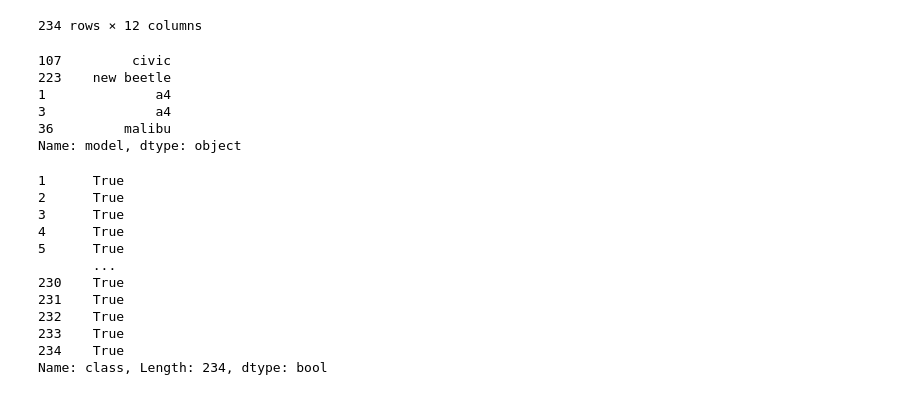
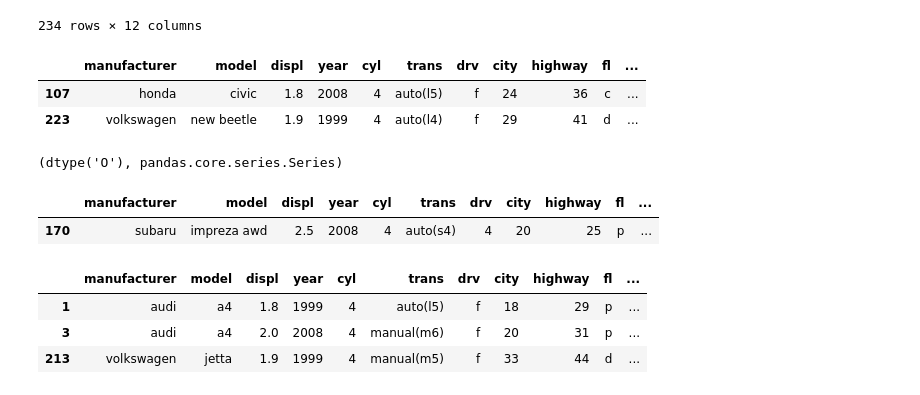
Before and after one commit to geary-shenck/numpy-pandas-visualization-exercises, a Jupyter notebook: dataframes.ipynb, the cells around one changed output. Saved outputs shown, nothing was run; the diff lists cells and outputs as text; code cells hidden in the pictures.

```diff
--- a/dataframes.ipynb
+++ b/dataframes.ipynb
@@ -253,28 +253,29 @@ df2
 234 rows × 12 columns
 # %%
 #Which car (or cars) has the highest mileage difference?
-df2.model[df2.mileage_difference.nlargest().index]
+df2[df2.mileage_difference == df2.mileage_difference.max()]
 # %% [output]
-107         civic
-223    new beetle
-1              a4
-3              a4
-36         malibu
-Name: model, dtype: object
+|  | manufacturer | model | displ | year | cyl | trans | drv | city | highway | fl | ... |
+| 107 | honda | civic | 1.8 | 2008 | 4 | auto(l5) | f | 24 | 36 | c | ... |
+| 223 | volkswagen | new beetle | 1.9 | 1999 | 4 | auto(l4) | f | 29 | 41 | d | ... |
+# %%
+df2["class"].dtype, type(df2["class"])
+# %% [output]
+(dtype('O'), pandas.core.series.Series)
 # %%
-#Which compact class car has the lowest highway mileage? The best?
-df2_compact = (df2["class"] == "compact")
-df2_compact
+#Which compact class car has the lowest highway mileage?
+
+compact_min = df2[df2["class"] == "compact"].mileage_difference.min()
+df2[(df2["class"] == "compact") & (df2["mileage_difference"] == compact_min)]
 # %% [output]
-1      True
-2      True
-3      True
-4      True
-5      True
-       ...
-230    True
-231    True
-232    True
-233    True
-234    True
-Name: class, Length: 234, dtype: bool
+|  | manufacturer | model | displ | year | cyl | trans | drv | city | highway | fl | ... |
+| 170 | subaru | impreza awd | 2.5 | 2008 | 4 | auto(s4) | 4 | 20 | 25 | p | ... |
+# %%
+# The best?
+compact_max = df2[df2["class"] == "compact"].mileage_difference.max()
+df2[(df2["class"] == "compact") & (df2["mileage_difference"] == compact_max)]
+# %% [output]
+|  | manufacturer | model | displ | year | cyl | trans | drv | city | highway | fl | ... |
+| 1 | audi | a4 | 1.8 | 1999 | 4 | auto(l5) | f | 18 | 29 | p | ... |
+| 3 | audi | a4 | 2.0 | 2008 | 4 | manual(m6) | f | 20 | 31 | p | ... |
+| 213 | volkswagen | jetta | 1.9 | 1999 | 4 | manual(m5) | f | 33 | 44 | d | ... |
```
Also changed, not shown: parts of 12 cells of this notebook.
